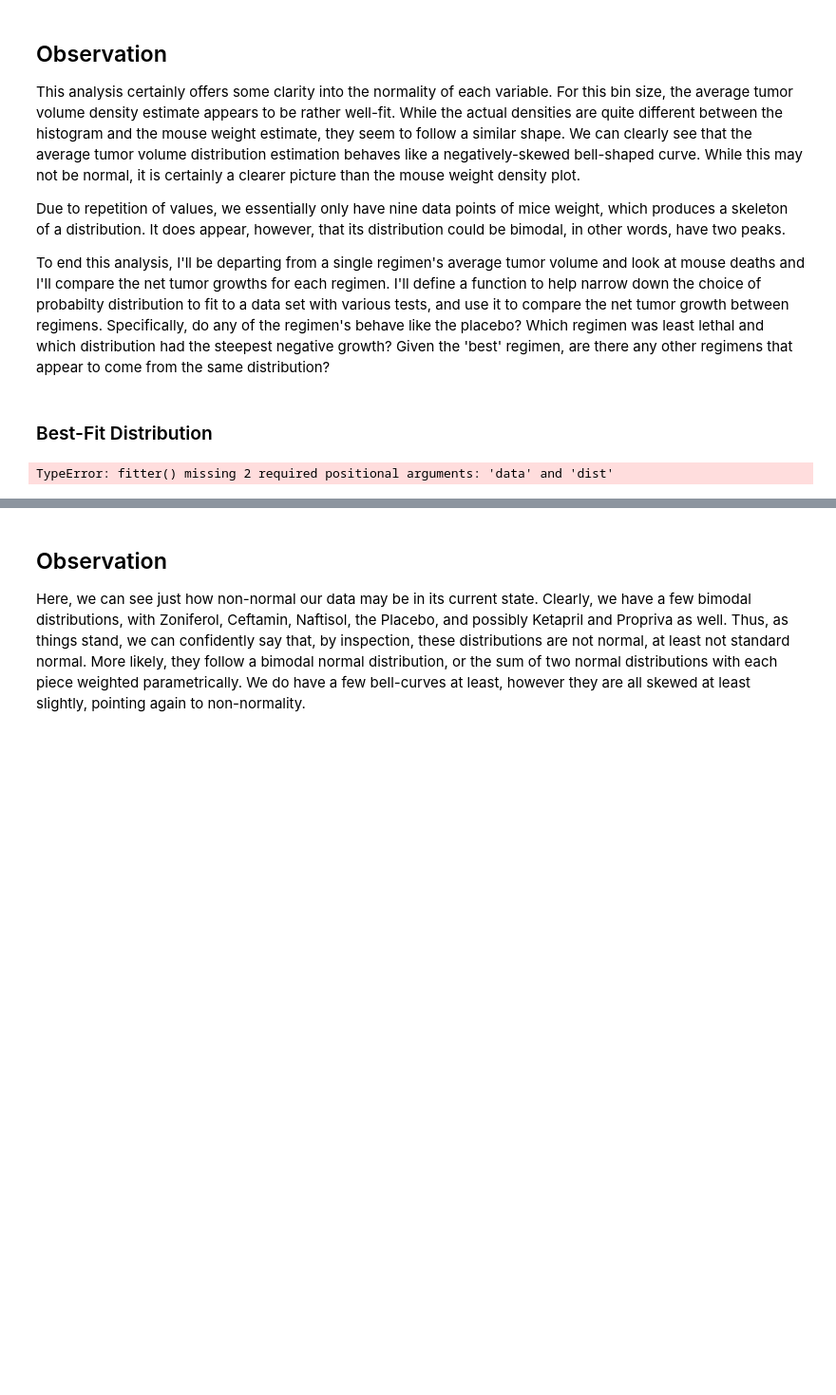
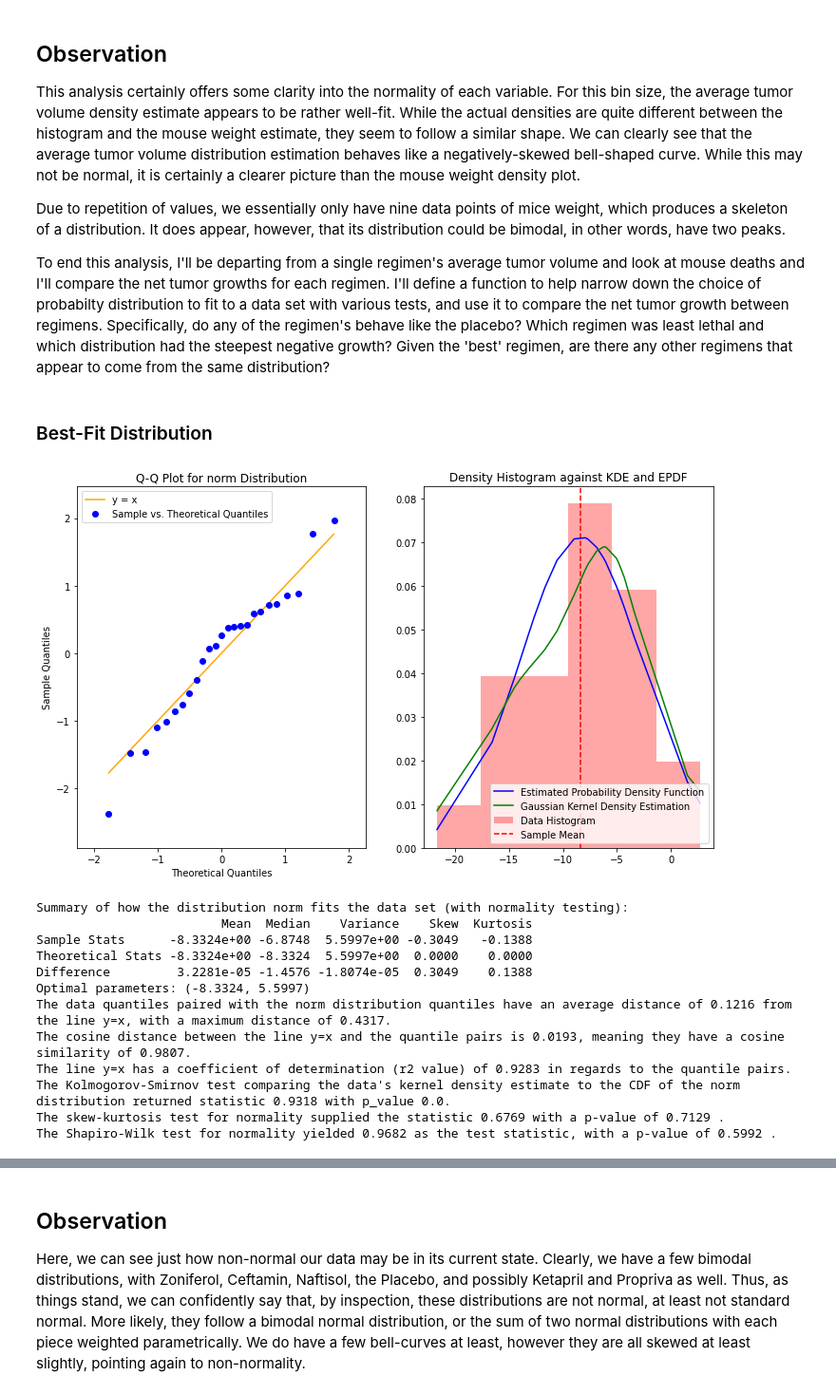
Before and after one commit to maxkrueger96/matplotlib-challenge, a Jupyter notebook: matplotlib_challenge.ipynb, the cells around one changed output, grey strips where cells are left out. Shown at 95% size. Drawn from its saved outputs; the diff is of its cells as text; code cells hidden in the pictures; blank space fills up the shorter version.

```diff
--- a/matplotlib_challenge.ipynb
+++ b/matplotlib_challenge.ipynb
@@ -684,7 +699,7 @@ To end this analysis, I'll be departing from a single regimen's average tumor vo
 # %% [markdown]
 ### Best-Fit Distribution
 # %%
-
+#my attempt at a function which fits a distribution to a data set and returns some test statistics for goodness of fit
 dlist = ['gamma', 'lognorm', 'rayleigh','skewnorm', 'norm', 'gumbel_l', 'genextreme']
 
 # Fit the data to any distribution
@@ -708,7 +723,9 @@ def fitter(data,dist):
     pdf = rv.pdf(data,*params)
     summary = rv.stats(*params, moments='msk')
     summary = [summary[0],rv.ppf(0.5,*params),params[-1],summary[1],summary[2]]
-    data_sum = np.array([np.mean(data), med, np.std(data), st.skew(data), st.kurtosis(data)],dtype='f4')
+    rounder = lambda x: np.round(x,4)
+    summary = list(map(rounder,summary))
+    data_sum = np.array([np.mean(data), med, np.std(data), st.skew(data), st.kurtosis(data)])
     sum_diff = []
     for i in [0,1,2,3,4]:
         if i == 1:
@@ -722,6 +739,8 @@ def fitter(data,dist):
     th_qs = rv.ppf((np.arange(1.0, n + 1) / (n + 1)),*params[0:-2])
     samp_hist, edges = np.histogram(data,bins='auto',density=True)
     shap_test, shap_p = st.shapiro(data)
+    ks_test, ks_p = st.kstest(st.gaussian_kde(data)(data),rv.cdf,args=params,N=25)
+
 
 
     bins = [edges[i] for i in range(len(edges))]
@@ -734,42 +753,64 @@ def fitter(data,dist):
             h_val.append(samp_hist[-1])
 
     is_norm, is_norm_p = st.normaltest(data)
 
     plt.ioff()
     fig, (ax1,ax2) = plt.subplots(1,2,figsize=(12,7))
-    ax1.set_xlim(min(th_qs),max(th_qs))
-    ax1.set_ylim(min(data_qs),max(data_qs))
+    ax1.set_xlim(min(th_qs)-0.5,max(th_qs)+0.5)
+    ax1.set_ylim(min(data_qs)-0.5,max(data_qs)+0.5)
     top = max(np.histogram(data,bins='auto',density=True)[0])*1.05
     top2 = max(pdf)*1.05
     if dist == 'beta':
         ax2.set_ylim(0,top)
     else:
         ax2.set_ylim(0,max([top,top2]))
 
     ax1.set_title(f'Q-Q Plot for {dist} Distribution')
     ax1.plot(np.arange(min(th_qs),max(th_qs),0.01),np.arange(min(th_qs),max(th_qs),0.01),label='y = x', color = 'orange')
-    qq(data,rv,fit = True, ax = ax1, line = 'r', label= 'Sample vs. Theoretical Quantiles')
+    qq(data,rv,fit = True, ax = ax1, label= 'Sample vs. Theoretical Quantiles')
+    r2_45 = rounder(met.r2_score([(th_qs[i],data_qs[i]) for i in range(n)], [(x,x) for x in np.linspace(min(th_qs),max(th_qs),25)]))
+    max_dist = rounder(max([abs(-th_qs[i]+data_qs[i])/np.sqrt(2) for i in range(n)]))
+    avg_dist = rounder(np.mean([abs(-th_qs[i]+data_qs[i])/np.sqrt(2) for i in range(n)]))
+    cos_dist = space.distance.cosine(th_qs,data_qs)
+    cos_sim = 1 - cos_dist
+
     ax1.legend(loc=2)
     ax2.set_title(f'Density Histogram against KDE and EPDF')
     ax2.hist(data,bins ='auto',density=True,color='red',alpha=0.35,label='Data Histogram')
     ax2.plot(data,pdf,color='blue',label='Estimated Probability Density Function')
     ax2.plot(data,st.gaussian_kde(data)(data), label='Gaussian Kernel Density Estimation', color = 'green')
     ax2.vlines(np.mean(data),ymin=0,ymax=top,linestyles='dashed', colors='red',label='Sample Mean')
     ax2.legend(loc=4)
     plt.ion()
     plt.show()
-    print('Summary of how the distribution',dist,'fits the data set (with normality testing):')
+    print(f'Summary of how the distribution {dist} fits the data set (with normality testing):')
     print(pd.DataFrame.from_dict({'Sample Stats': data_sum, 'Theoretical Stats': summary, 'Difference': sum_diff}, orient='index', columns=['Mean', 'Median', 'Variance', 'Skew', 'Kurtosis']))
-    print('''The skew-kurtosis test for normality supplied the statistic''',is_norm,'''with a p-value of''',is_norm_p,'''.''')
-    print('''The Shapiro-Wilk test for normality yielded''',shap_test,'''as the test statistic, with a p-value of''',shap_p,'''.''')
-    print(f'Optimal parameters: {params}')
+    print(f'Optimal parameters: {tuple(map(rounder,params))}')
+    print(f'The data quantiles paired with the {dist} distribution quantiles have an average distance of {rounder(avg_dist)} from the line y=x, with a maximum distance of {max_dist}.')
+    print(f'The cosine distance between the line y=x and the quantile pairs is {rounder(cos_dist)}, meaning they have a cosine similarity of {rounder(cos_sim)}.')
+    print(f'The line y=x has a coefficient of determination (r2 value) of {rounder(r2_45)} in regards to the quantile pairs.')
+    print(f"The Kolmogorov-Smirnov test comparing the data's kernel density estimate to the CDF of the {dist} distribution returned statistic {rounder(ks_test)} with p_value {rounder(ks_p)}.")
+    print('''The skew-kurtosis test for normality supplied the statistic''',rounder(is_norm),'''with a p-value of''',rounder(is_norm_p),'''.''')
+    print('''The Shapiro-Wilk test for normality yielded''',rounder(shap_test),'''as the test statistic, with a p-value of''',rounder(shap_p),'''.''')
     return
 
 tg_dict = {r: list(reg_grp.get_group(r)['Net Tumor Growth'].values) for r in reg_list}
 
-fitter()
+fitter(tg_dict['Capomulin'],'norm')
 # %% [output]
+[figure, added]
-TypeError: fitter() missing 2 required positional arguments: 'data' and 'dist'
+Summary of how the distribution norm fits the data set (with normality testing):
+                         Mean  Median    Variance    Skew  Kurtosis
+Sample Stats      -8.3324e+00 -6.8748  5.5997e+00 -0.3049   -0.1388
+Theoretical Stats -8.3324e+00 -8.3324  5.5997e+00  0.0000    0.0000
+Difference         3.2281e-05 -1.4576 -1.8074e-05  0.3049    0.1388
+Optimal parameters: (-8.3324, 5.5997)
+The data quantiles paired with the norm distribution quantiles have an average distance of 0.1216 from the line y=x, with a maximum distance of 0.4317.
+The cosine distance between the line y=x and the quantile pairs is 0.0193, meaning they have a cosine similarity of 0.9807.
+The line y=x has a coefficient of determination (r2 value) of 0.9283 in regards to the quantile pairs.
+The Kolmogorov-Smirnov test comparing the data's kernel density estimate to the CDF of the norm distribution returned statistic 0.9318 with p_value 0.0.
+The skew-kurtosis test for normality supplied the statistic 0.6769 with a p-value of 0.7129 .
+The Shapiro-Wilk test for normality yielded 0.9682 as the test statistic, with a p-value of 0.5992 .
 # %%
 last_tp.insert(1,'Drug Regimen',[mouse_trial_data['Drug Regimen'].loc[mouse_trial_data['Mouse ID'] == x].values[0] for x in last_tp.index])
 # %%
```
Also changed, not shown: parts of 10 cells of this notebook, 1 other file.
